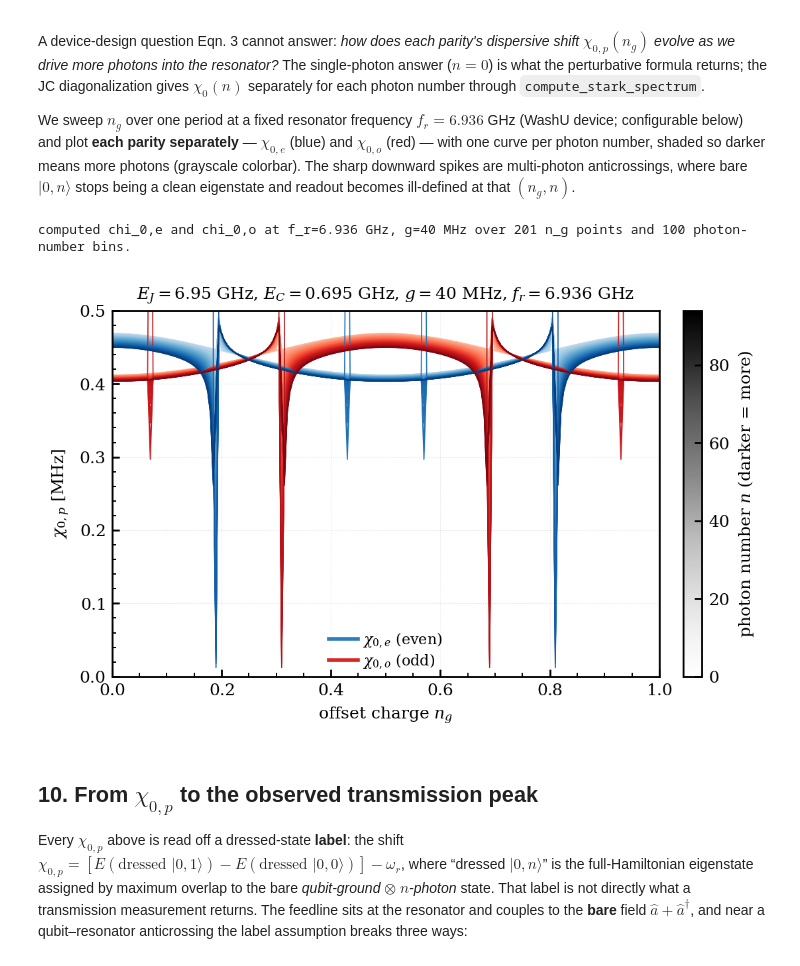
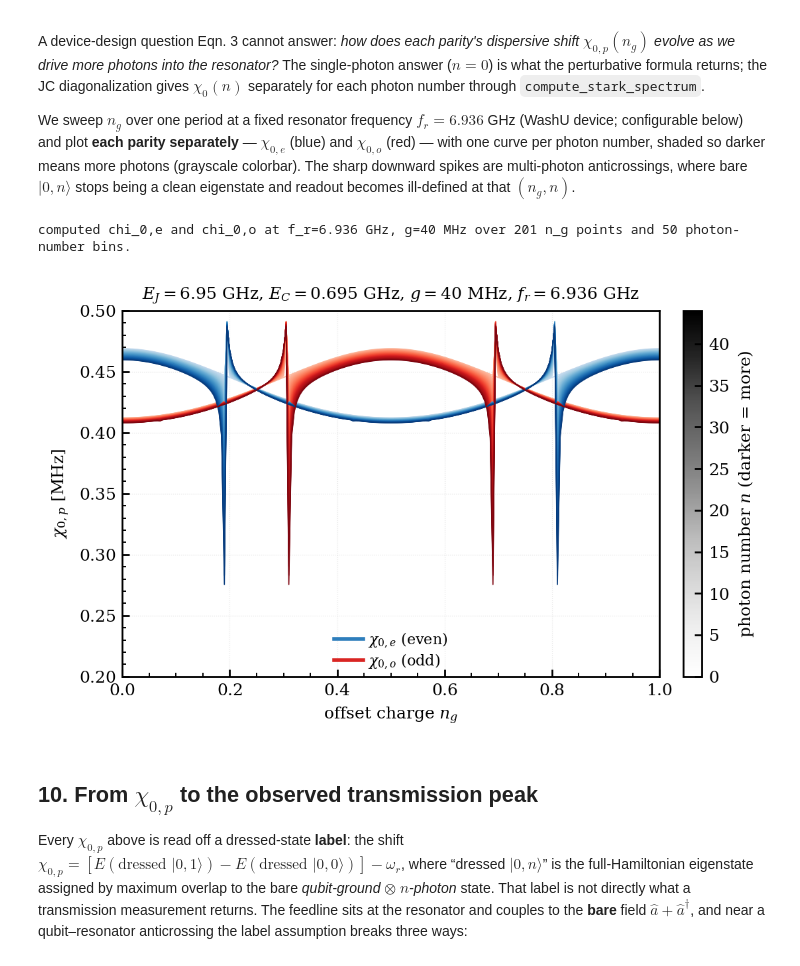
Before and after one commit to WashU-Astroparticle-Lab/qpd, a Jupyter notebook: notebooks/qpd_jc.ipynb, the cells around one changed output. Saved outputs shown, nothing was run; the diff lists cells and outputs as text; code cells hidden in the pictures.

```diff
--- a/notebooks/qpd_jc.ipynb
+++ b/notebooks/qpd_jc.ipynb
@@ -495,7 +495,7 @@ straight from the JC diagonalization:
 The cell below sweeps the resonator frequency through the qubit
 transitions and shows where dressed-state overlaps collapse.
 # %%
-f_r_scan = np.linspace(3e9, 12e9, 60)
+f_r_scan = np.linspace(3e9, 15e9, 300)
 min_overlap = []
 for f_r in f_r_scan:
     _, _, _, ov = qpd.solve_jc_eigensystem(
@@ -505,7 +505,7 @@ for f_r in f_r_scan:
     min_overlap.append(ov.min())
 
 # Mark qubit transition frequencies
-qfreqs, _ = qpd._qubit_block_in_eigenbasis(ng, parity=parity, n_qubit=5)
+qfreqs, _ = qpd._qubit_block_in_eigenbasis(ng, parity=parity, n_qubit=4)
 f_qubit = qfreqs[1:] - qfreqs[0]
 
 with plt.style.context(QPD._style_path):
@@ -518,6 +518,7 @@ with plt.style.context(QPD._style_path):
     ax.set_ylabel('min dressed-state overlap')
     ax.set_title(r'$g=120$ MHz; dips $\Leftrightarrow$ anticrossings (Eqn. 3 unreliable)')
     ax.set_ylim(0, 1.05)
+    ax.set_xlim(f_r_scan[0]/GHZ, f_r_scan[-1]/GHZ)
     ax.legend(fontsize=7)
     ax.grid(alpha=0.3)
 plt.show()
@@ -543,7 +544,7 @@ clean eigenstate and readout becomes ill-defined at that $(n_g, n)$.
 RESONATOR_FREQ_HZ = 6.936e9         # WashU resonator (change to your device)
 COUPLING_G_HZ_S9 = 40e6             # WashU readout coupling (matches qpd.ipynb)
 N_QUBIT_S9 = 15
-N_PHOTON_S9 = 100                   # we'll trust photon indices < N_PHOTON_S9 - 5
+N_PHOTON_S9 = 50                   # we'll trust photon indices < N_PHOTON_S9 - 5
 N_NG = 201
 
 ng_grid = np.linspace(0, 1, N_NG)
@@ -585,7 +586,7 @@ print(f"computed chi_0,e and chi_0,o at f_r={RESONATOR_FREQ_HZ/GHZ:.3f} GHz, "
       f"g={COUPLING_G_HZ_S9/MHZ:.0f} MHz over {N_NG} n_g points and "
       f"{N_PHOTON_S9} photon-number bins.")
 # %% [output]
-computed chi_0,e and chi_0,o at f_r=6.936 GHz, g=40 MHz over 201 n_g points and 100 photon-number bins.
+computed chi_0,e and chi_0,o at f_r=6.936 GHz, g=40 MHz over 201 n_g points and 50 photon-number bins.
 # %%
 # Drop the topmost photon columns — dressed against the Fock truncation edge.
 n_max_safe = N_PHOTON_S9 - 5
@@ -603,35 +604,35 @@ with plt.style.context(QPD._style_path):
         ax.plot(ng_grid, chi0_odd[:, n]  / MHZ, color=cmap_odd(shade),  lw=0.6)
 
     ax.set_xlim(0, 1)
-    ax.set_ylim(0, 0.5)
+    ax.set_ylim(0.2, 0.5)
     ax.set_xlabel(r'offset charge $n_g$')
     ax.set_ylabel(r'$\chi_{0,p}$ [MHz]')
     title_parts = [
         f'$E_J={qpd.e_j_hz/GHZ:.2f}$ GHz',
         f'$E_C={qpd.e_c_hz/GHZ:.3f}$ GHz',
         f'$g={COUPLING_G_HZ_S9/MHZ:.0f}$ MHz',
         f'$f_r={RESONATOR_FREQ_HZ/GHZ:.3f}$ GHz',
     ]
     ax.set_title(', '.join(title_parts), fontsize=9)
     ax.minorticks_on()
     ax.grid(alpha=0.3)
 
     # Grayscale colorbar for the photon-number shading.
     sm = cm.ScalarMappable(cmap=cm.get_cmap('Greys'),
                            norm=mpl.colors.Normalize(0, n_max_safe - 1))
     sm.set_array([])
     cbar = fig.colorbar(sm, ax=ax, pad=0.02)
     cbar.set_label(r'photon number $n$ (darker = more)')
 
     # Legend: one proxy line per parity.
     handles = [
         Line2D([0], [0], color=cmap_even(0.7), lw=2, label=r'$\chi_{0,e}$ (even)'),
         Line2D([0], [0], color=cmap_odd(0.7),  lw=2, label=r'$\chi_{0,o}$ (odd)'),
     ]
     ax.legend(handles=handles, loc='lower center', fontsize=8)
 plt.show()
 # %% [output]
-[figure, old version]
+[figure, new version]
 # %% [markdown]
 ## 10. From $\chi_{0,p}$ to the observed transmission peak
 
```
Also changed, not shown: parts of 7 cells of this notebook.
